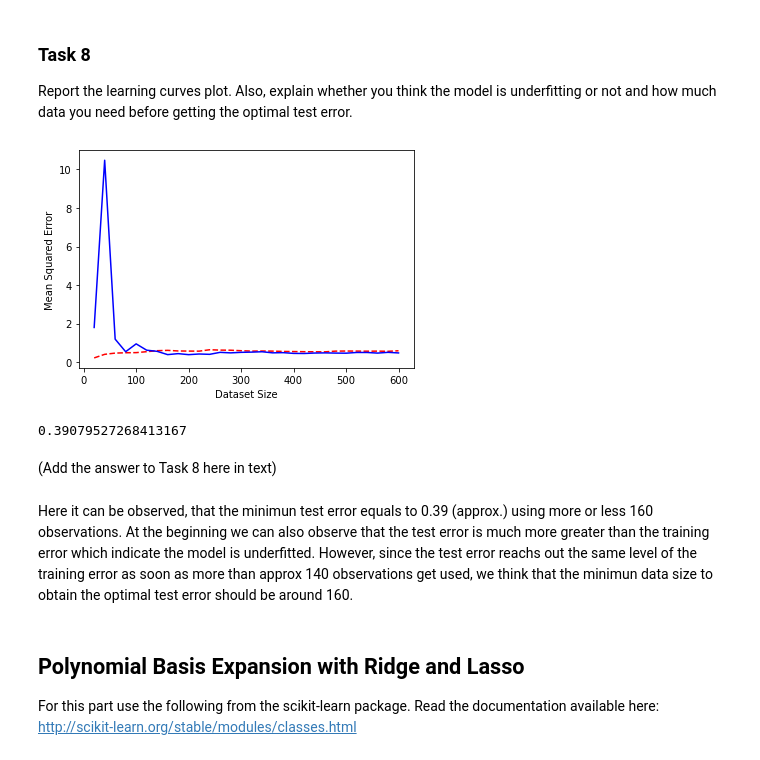
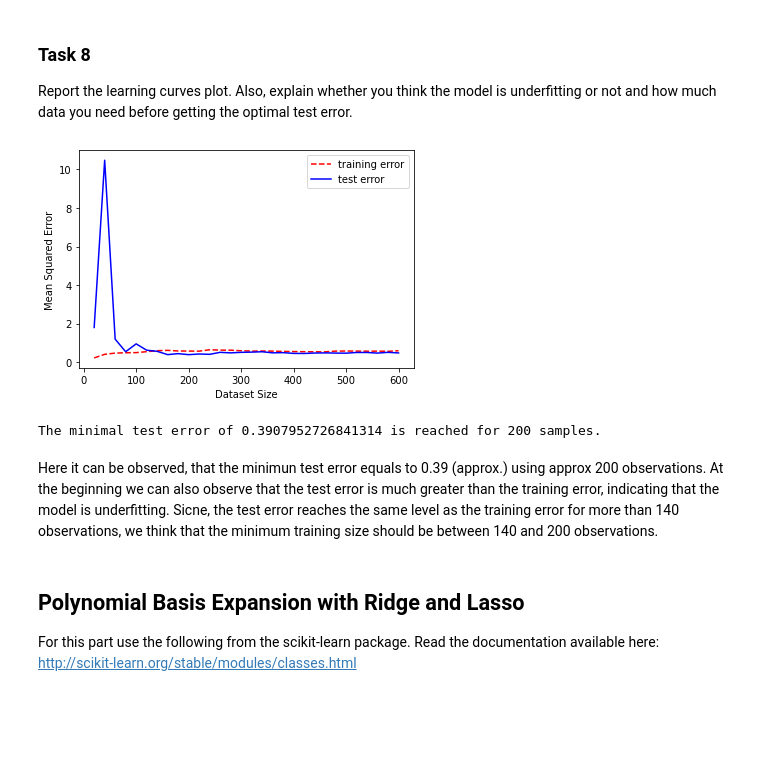
Before and after one commit to jan-kreischer/UZH_FODS, a Jupyter notebook: Practical-01/index.ipynb, the cells around one changed output. Saved outputs shown, nothing was run; the diff lists cells and outputs as text; code cells hidden in the pictures; blank space fills up the shorter version.

Commit message:
Commit before refactoring task 10

```diff
--- a/Practical-01/index.ipynb
+++ b/Practical-01/index.ipynb
@@ -176,7 +176,7 @@ Standard deviation:
 # %%
 # TODO: Standardize the test data using the mean and standrad deviation you computed for the training data
 print("X_test:\n", X_test[:3])
-X_test_std = (X_test-X_train_mean)/X_train_std_div
+X_test_std = (X_test-mean)/std_dev
 print("X_test_std:\n", X_test_std[:3])
 # %% [output]
 X_test:
@@ -257,7 +257,7 @@ Weights obtained by gradient descent
 x_labels = ["Fixed acidity", "Volatile acidity", "Citric acid", "Residual sugar", "Chlorides", "Free sulfur dioxide", "Total sulfur dioxide", "Density", "pH", "Sulphates", "Alcohol"]
 y_label = "Quality"
 
-w = w_gd
+w = w_cf
 # Inspect predicted weights
 for i in range(X_train_std.shape[1]):
     x = np.linspace(-5, 15, 1000)
@@ -336,7 +336,7 @@ def train_and_test(X, y, split_coeff):
     # Standardization, using the mean and the sd we already calculated in the task 5
     X_test_std = (X_test-X_train_mean)/X_train_std_div
     ## 3. Train the linear model using the function built in the task 6
-    w = least_squares_compute_parameters(X_train_std, y_train)
+    w = least_squares_closed_form(X_train_std, y_train)
     ## 4. We use the given mse comand of the previous task
     mse_train = test_data(expand_with_ones(X_train_std), y_train, lambda x: linear_model_predictor(x, w))
     mse_test  = test_data(expand_with_ones(X_test_std), y_test, lambda x: linear_model_predictor(x, w))
@@ -359,39 +359,42 @@ Report the learning curves plot. Also, explain whether you think the model is un
 # %%
 mse_train_v = []
 mse_test_v = []
 
 TRAINING_SIZE_MAX = 601
 TRAINING_SIZE_MIN = 20
 
-for train_size in range(TRAINING_SIZE_MIN, TRAINING_SIZE_MAX, 20):
+train_test_split = range(TRAINING_SIZE_MIN, TRAINING_SIZE_MAX, 20)
+for train_size in train_test_split:
    # Select the train_size elements of the data for the estimation
     X_est = X[:train_size]
     y_est = y[:train_size]
     # Use the above defined function to calculate the training error and test error
     mse_train, mse_test = train_and_test(X_est, y_est, 0.8)
     # Add them to mse_train_v and mse_test_v, respectively
     mse_train_v.append(mse_train)
     mse_test_v.append(mse_test)
 
 # The below code outputs the plot of mse from different training sizes
 plt.figure(2)
-plt.plot(np.arange(TRAINING_SIZE_MIN, TRAINING_SIZE_MAX, 20), mse_train_v, 'r--', label="Training Error")
-plt.plot(np.arange(TRAINING_SIZE_MIN, TRAINING_SIZE_MAX, 20), mse_test_v, 'b-', label="Test Error")
+line_train_err = plt.plot(np.arange(TRAINING_SIZE_MIN, TRAINING_SIZE_MAX, 20), mse_train_v, 'r--', label="Training Error")
+line_test_err = plt.plot(np.arange(TRAINING_SIZE_MIN, TRAINING_SIZE_MAX, 20), mse_test_v, 'b-', label="Test Error")
+plt.legend(['training error', 'test error'], loc='upper right')
 plt.xlabel('Dataset Size')
 plt.ylabel('Mean Squared Error')
 plt.show()
 
 #Finding out minimum
 c = np.arange(TRAINING_SIZE_MIN, TRAINING_SIZE_MAX, 20)
 A = np.vstack((c,mse_test_v)).T
-print(np.min(A))
+min_test_err = np.min(mse_test_v)
+min_test_err_num_samples = train_test_split[np.argmin(mse_test_v)]
+
+print("The minimal test error of %s is reached for %s samples." %(min_test_err, min_test_err_num_samples))
 # %% [output]
-[figure, old version]
+[figure, new version]
-0.39079527268413167
+The minimal test error of 0.3907952726841314 is reached for 200 samples.
-# %% [markdown]
-(Add the answer to Task 8 here in text)
 # %% [markdown]
-Here it can be observed, that the minimun test error equals to 0.39 (approx.) using more or less 160 observations. At the beginning we can also observe that the test error is much more greater than the training error which indicate the model is underfitted. However, since the test error reachs out the same level of the training error as soon as more than approx 140 observations get used, we think that the minimun data size to obtain the optimal test error should be around 160.
+Here it can be observed, that the minimun test error equals to 0.39 (approx.) using approx 200 observations. At the beginning we can also observe that the test error is much greater than the training error, indicating that the model is underfitting. Sicne, the test error reaches the same level as the training error for more than 140 observations, we think that the minimum training size should be between 140 and 200 observations.
 # %% [markdown]
 ## Polynomial Basis Expansion with Ridge and Lasso
 
```
Also changed, not shown: parts of 3 cells of this notebook.
